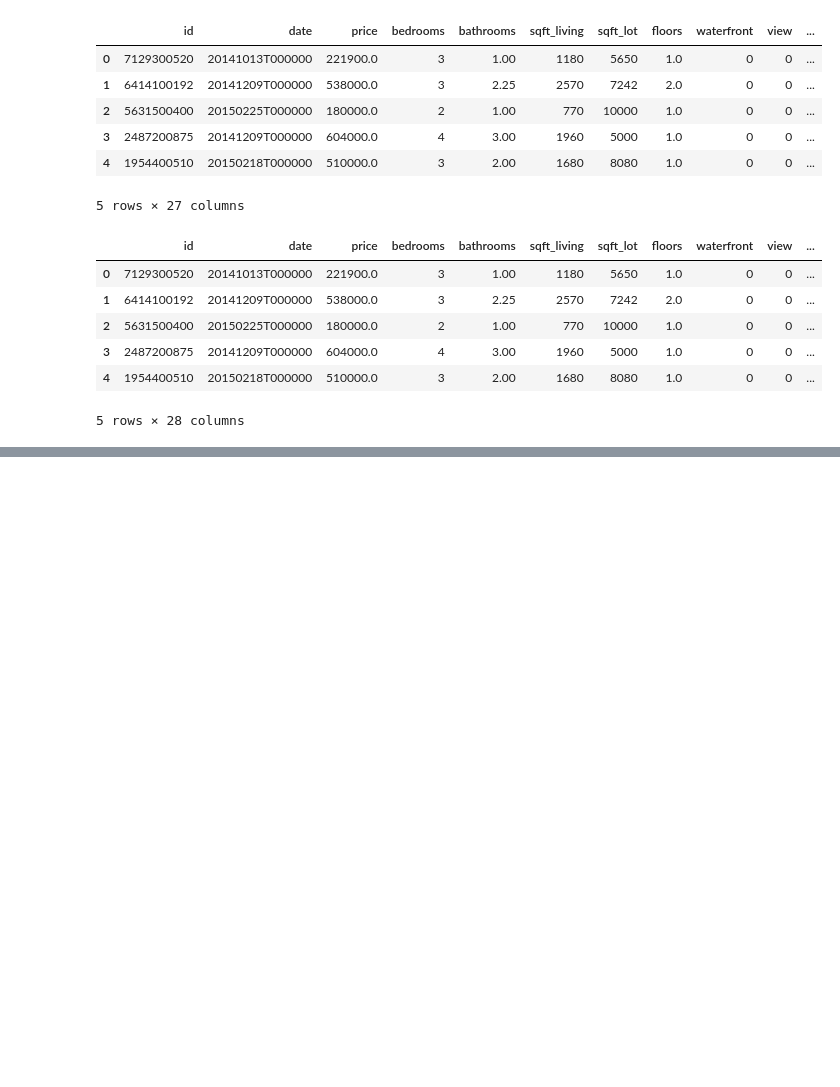
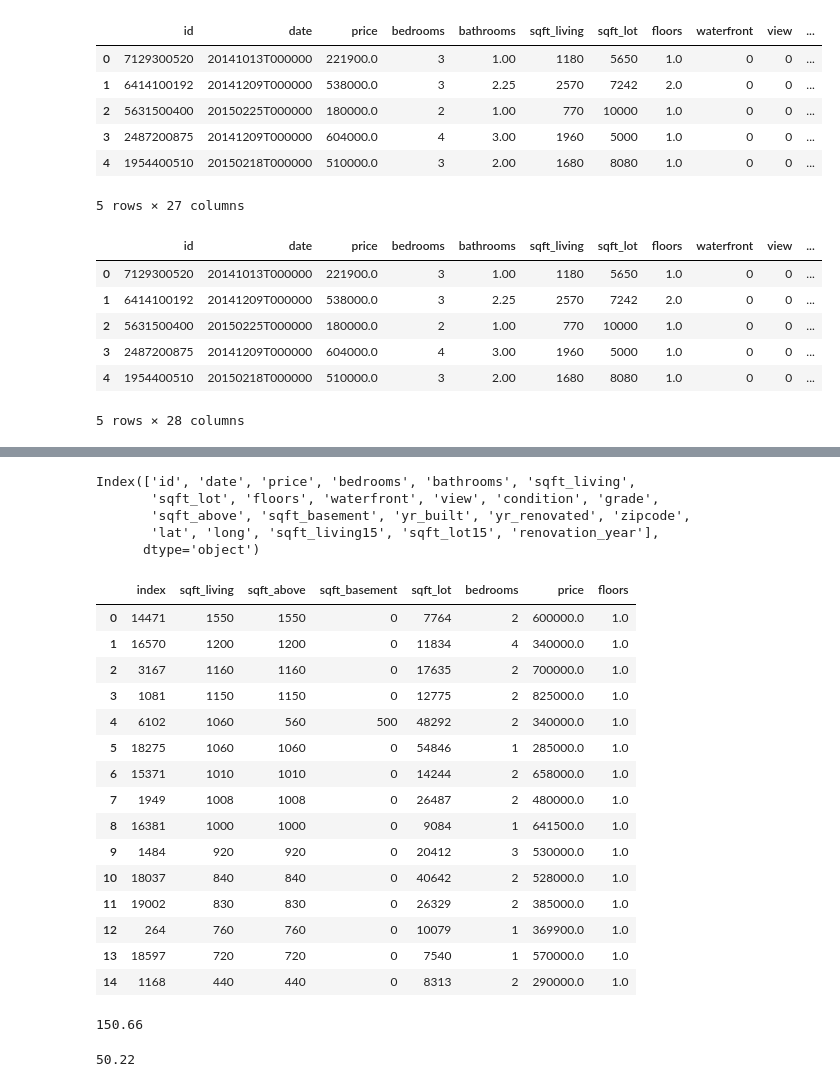
Before and after one commit to renatond/KC_House_Pricing, a Jupyter notebook: KC_Housing_Pt4.ipynb, the cells around one changed output, grey strips where cells are left out. Saved outputs shown, nothing was run; the diff lists cells and outputs as text; code cells hidden in the pictures; blank space fills up the shorter version.

```diff
--- a/KC_Housing_Pt4.ipynb
+++ b/KC_Housing_Pt4.ipynb
@@ -497,0 +520,28 @@ widgets.interactive( update_map,
+# %%
+df.columns
+# %% [output]
+Index(['id', 'date', 'price', 'bedrooms', 'bathrooms', 'sqft_living',
+       'sqft_lot', 'floors', 'waterfront', 'view', 'condition', 'grade',
+       'sqft_above', 'sqft_basement', 'yr_built', 'yr_renovated', 'zipcode',
+       'lat', 'long', 'sqft_living15', 'sqft_lot15', 'renovation_year'],
+      dtype='object')
+# %%
+df1 = df[(df['sqft_living'] <= 1620) &  (df['floors'] ==1) &  (df['waterfront'] == 1)][['sqft_living','sqft_above','sqft_basement', 'sqft_lot','bedrooms', 'price','floors']].sort_values('sqft_living', ascending=False).reset_index()
+df1
+# %% [output]
+|  | index | sqft_living | sqft_above | sqft_basement | sqft_lot | bedrooms | price | floors |
+| 0 | 14471 | 1550 | 1550 | 0 | 7764 | 2 | 600000.0 | 1.0 |
+| 1 | 16570 | 1200 | 1200 | 0 | 11834 | 4 | 340000.0 | 1.0 |
+| 2 | 3167 | 1160 | 1160 | 0 | 17635 | 2 | 700000.0 | 1.0 |
+| 3 | 1081 | 1150 | 1150 | 0 | 12775 | 2 | 825000.0 | 1.0 |
+| 4 | 6102 | 1060 | 560 | 500 | 48292 | 2 | 340000.0 | 1.0 |
+| 5 | 18275 | 1060 | 1060 | 0 | 54846 | 1 | 285000.0 | 1.0 |
+| 6 | 15371 | 1010 | 1010 | 0 | 14244 | 2 | 658000.0 | 1.0 |
+| 7 | 1949 | 1008 | 1008 | 0 | 26487 | 2 | 480000.0 | 1.0 |
+| 8 | 16381 | 1000 | 1000 | 0 | 9084 | 1 | 641500.0 | 1.0 |
+| 9 | 1484 | 920 | 920 | 0 | 20412 | 3 | 530000.0 | 1.0 |
+| 10 | 18037 | 840 | 840 | 0 | 40642 | 2 | 528000.0 | 1.0 |
+| 11 | 19002 | 830 | 830 | 0 | 26329 | 2 | 385000.0 | 1.0 |
+| 12 | 264 | 760 | 760 | 0 | 10079 | 1 | 369900.0 | 1.0 |
+| 13 | 18597 | 720 | 720 | 0 | 7540 | 1 | 570000.0 | 1.0 |
+| 14 | 1168 | 440 | 440 | 0 | 8313 | 2 | 290000.0 | 1.0 |
@@ -497,0 +554,11 @@ widgets.interactive( update_map,
+# %%
+area_disponivel = sala_estar
+area_disponivel_m2 = area_disponivel * 0.093
+area_disponivel_m2
+# %% [output]
+150.66
+# %%
+area_por_quarto = area_disponivel_m2/num_quartos
+area_por_quarto
+# %% [output]
+50.22
```
Also changed, not shown: parts of 8 cells of this notebook, 2 other files.
